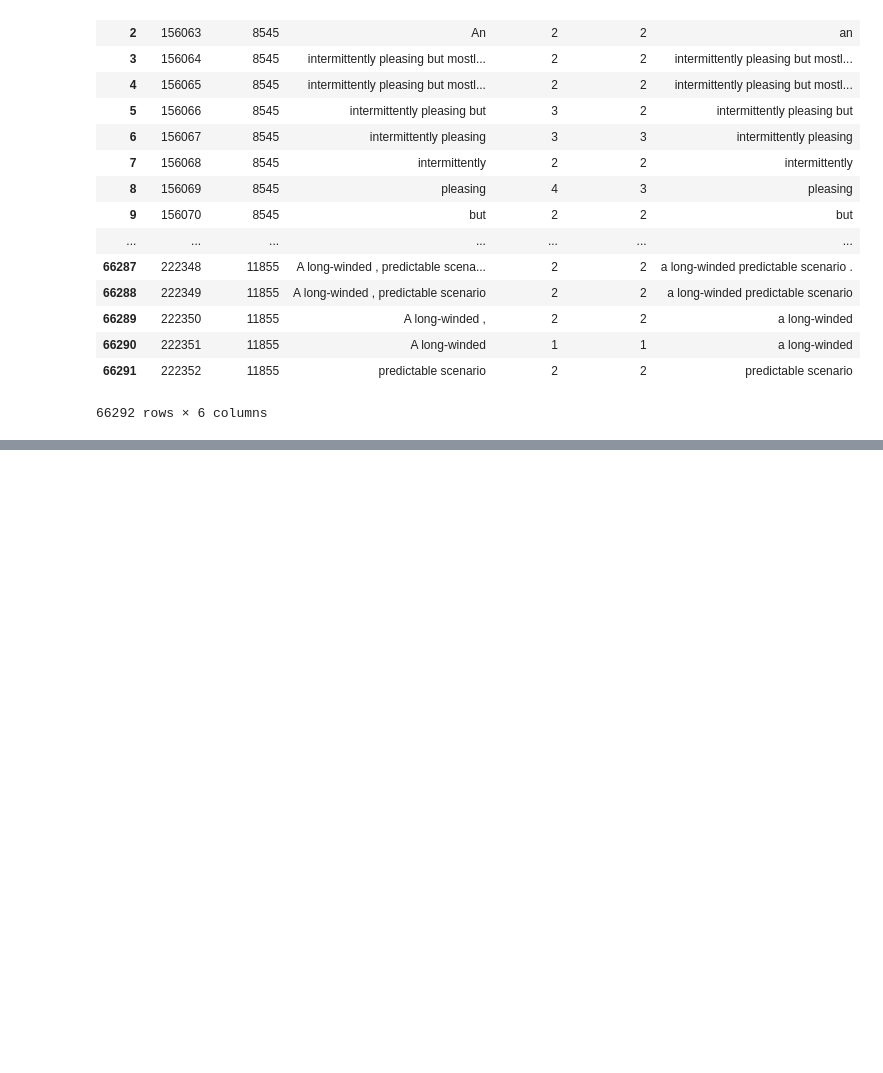
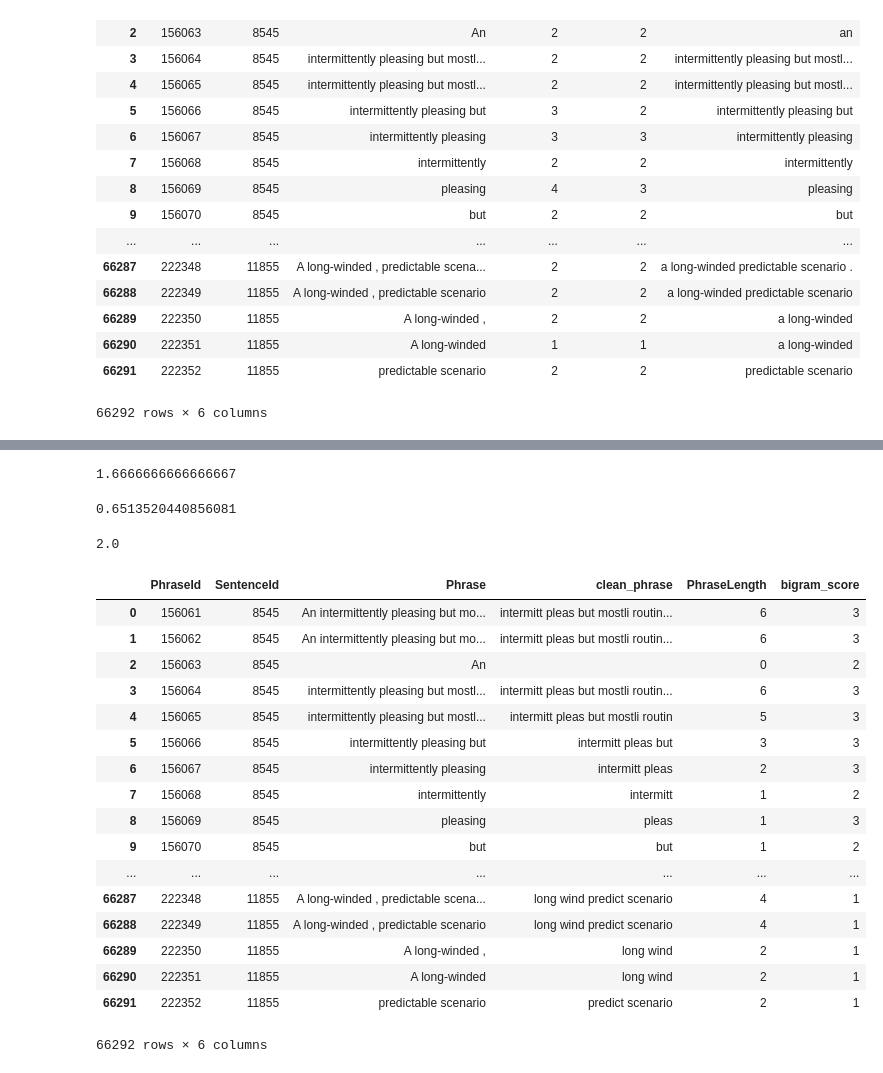
Before and after one commit to PragathiNS/kaggle, a Jupyter notebook: Rotten Tomatoes/Scribble pad.ipynb, the cells around one changed output, grey strips where cells are left out. Drawn from its saved outputs; the diff is of its cells as text; code cells hidden in the pictures; blank space fills up the shorter version.

Commit message:
updated bigram model

```diff
--- a/Rotten Tomatoes/Scribble pad.ipynb
+++ b/Rotten Tomatoes/Scribble pad.ipynb
@@ -201,19 +203,3 @@ unigram_score_clean = almost_unigram_dict.groupby('clean_phrase')['Sentiment'].m
 bigram_dict = dict()
 for row in pd.DataFrame(almost_bigram_dict.groupby('clean_phrase')['Sentiment'].mean()).reset_index().values:
     bigram_dict[tuple(row[0].split())] = row[1]
-# %%
-def score_phrase(phrase, score = 0):
-    if len(phrase) == 1:
-        return score + unigram_score_clean.get(phrase[0], 0)
-    if len(phrase) == 2:
-        if phrase in bigram_dict:
-            return score + bigram_dict[tuple(phrase)]
-        else:
-            return score_phrase(phrase[1:], score)
-    else:
-        if phrase[:2] in bigram_dict:
-            return score_phrase(phrase[2:], score + bigram_dict.get(tuple(phrase[:2]), 0))
-        elif phrase[0] in unigram_score_clean:
-            return score_phrase(phrase[1:], score + unigram_score_clean.get(phrase[0], 0))
-        else:
-            return score_phrase(phrase[2:], score)
@@ -230,0 +262,5 @@ stops.remove('but')
+# %%
+score_phrase(phrase)
+unigram_score_clean['sad']
+# %% [output]
+1.6666666666666667
@@ -230,0 +269,14 @@ stops.remove('but')
+# %%
+np.mean(train['bigram_score'] == train['Sentiment'])
+# %% [output]
+0.6513520440856081
+# %%
+test = pd.read_csv('data/test.tsv', sep='\t')
+test['clean_phrase']=test['Phrase'].apply(clean_phrase)
+test['PhraseLength'] = test['clean_phrase'].apply(lambda x: len(x.split()))
+test['bigram_score'] = test['clean_phrase'].apply(lambda x: int(round(score_phrase(tuple(x.split())))))
+# %%
+unigram_score_clean['none']
+bigram_dict[('amus', 'but')]
+# %% [output]
+2.0
@@ -230,0 +285,21 @@ stops.remove('but')
+# %%
+test
+# %% [output]
+|  | PhraseId | SentenceId | Phrase | clean_phrase | PhraseLength | bigram_score |
+| 0 | 156061 | 8545 | An intermittently pleasing but mo... | intermitt pleas but mostli routin... | 6 | 3 |
+| 1 | 156062 | 8545 | An intermittently pleasing but mo... | intermitt pleas but mostli routin... | 6 | 3 |
+| 2 | 156063 | 8545 | An |  | 0 | 2 |
+| 3 | 156064 | 8545 | intermittently pleasing but mostl... | intermitt pleas but mostli routin... | 6 | 3 |
+| 4 | 156065 | 8545 | intermittently pleasing but mostl... | intermitt pleas but mostli routin | 5 | 3 |
+| 5 | 156066 | 8545 | intermittently pleasing but | intermitt pleas but | 3 | 3 |
+| 6 | 156067 | 8545 | intermittently pleasing | intermitt pleas | 2 | 3 |
+| 7 | 156068 | 8545 | intermittently | intermitt | 1 | 2 |
+| 8 | 156069 | 8545 | pleasing | pleas | 1 | 3 |
+| 9 | 156070 | 8545 | but | but | 1 | 2 |
+| ... | ... | ... | ... | ... | ... | ... |
+| 66287 | 222348 | 11855 | A long-winded , predictable scena... | long wind predict scenario | 4 | 1 |
+| 66288 | 222349 | 11855 | A long-winded , predictable scenario | long wind predict scenario | 4 | 1 |
+| 66289 | 222350 | 11855 | A long-winded , | long wind | 2 | 1 |
+| 66290 | 222351 | 11855 | A long-winded | long wind | 2 | 1 |
+| 66291 | 222352 | 11855 | predictable scenario | predict scenario | 2 | 1 |
+66292 rows × 6 columns
```
Also changed, not shown: parts of 15 cells of this notebook, 1 other file.
